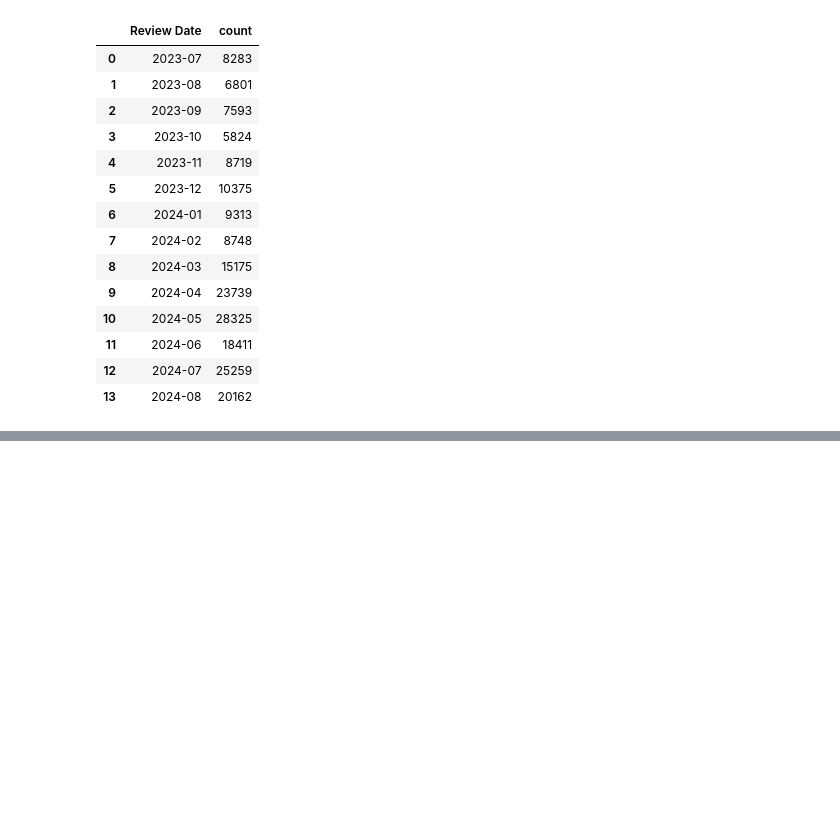
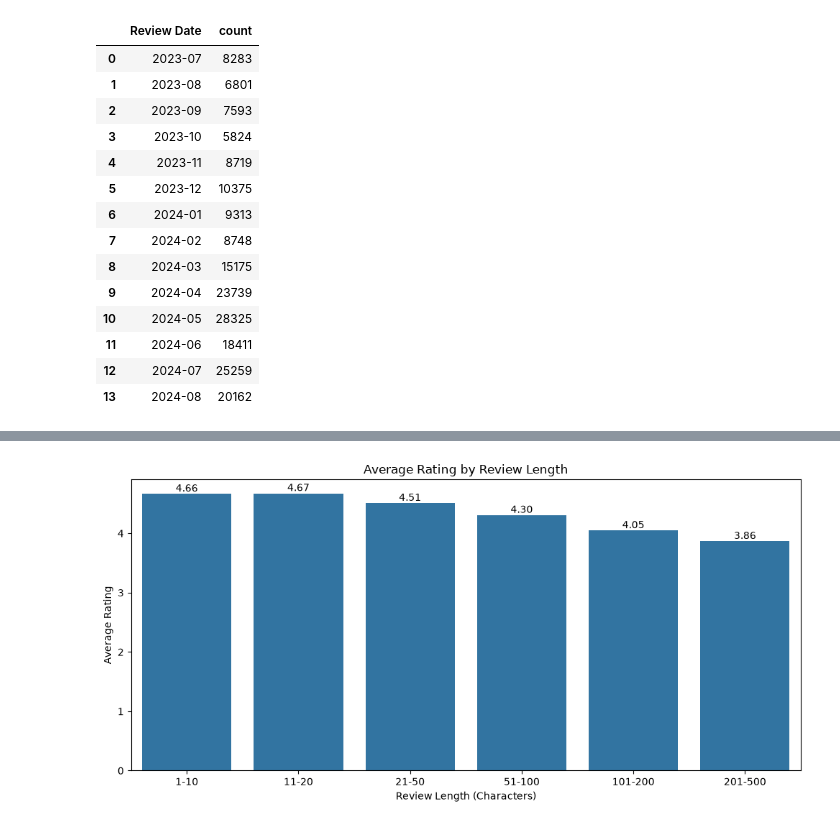
Before and after one commit to NeoTox419/chatgpt-review-analysis, a Jupyter notebook: chatgpt_analysis.ipynb, the cells around one changed output, grey strips where cells are left out. Cells and saved outputs as stored; diff of their text form; code cells hidden in the pictures; blank space fills up the shorter version.

```diff
--- a/chatgpt_analysis.ipynb
+++ b/chatgpt_analysis.ipynb
@@ -159,0 +296,8 @@ plt.show()
+# %%
+df['Length Category'] = pd.cut(
+    df['Review Length'],
+    bins=[0, 10, 20, 50, 100, 200, 500],
+    labels=['1-10', '11-20', '21-50', '51-100', '101-200', '201-500']
+)
+
+df['Length Category'].value_counts().sort_index()
@@ -159,0 +313,7 @@ plt.show()
+# %%
+length_rating = df.groupby(
+    'Length Category',
+    observed=True
+)['Ratings'].mean().reset_index()
+
+df.groupby('Length Category')['Ratings'].mean()
@@ -159,0 +329,19 @@ plt.show()
+# %%
+plt.figure(figsize=(10, 5))
+
+ax = sns.barplot(
+    data=length_rating,
+    x='Length Category',
+    y='Ratings'
+)
+
+plt.title('Average Rating by Review Length')
+plt.xlabel('Review Length (Characters)')
+plt.ylabel('Average Rating')
+
+ax.bar_label(ax.containers[0], fmt='%.2f')
+
+plt.tight_layout()
+plt.show()
+# %% [output]
+[figure, added]
```
Also changed, not shown: parts of 28 cells of this notebook.
